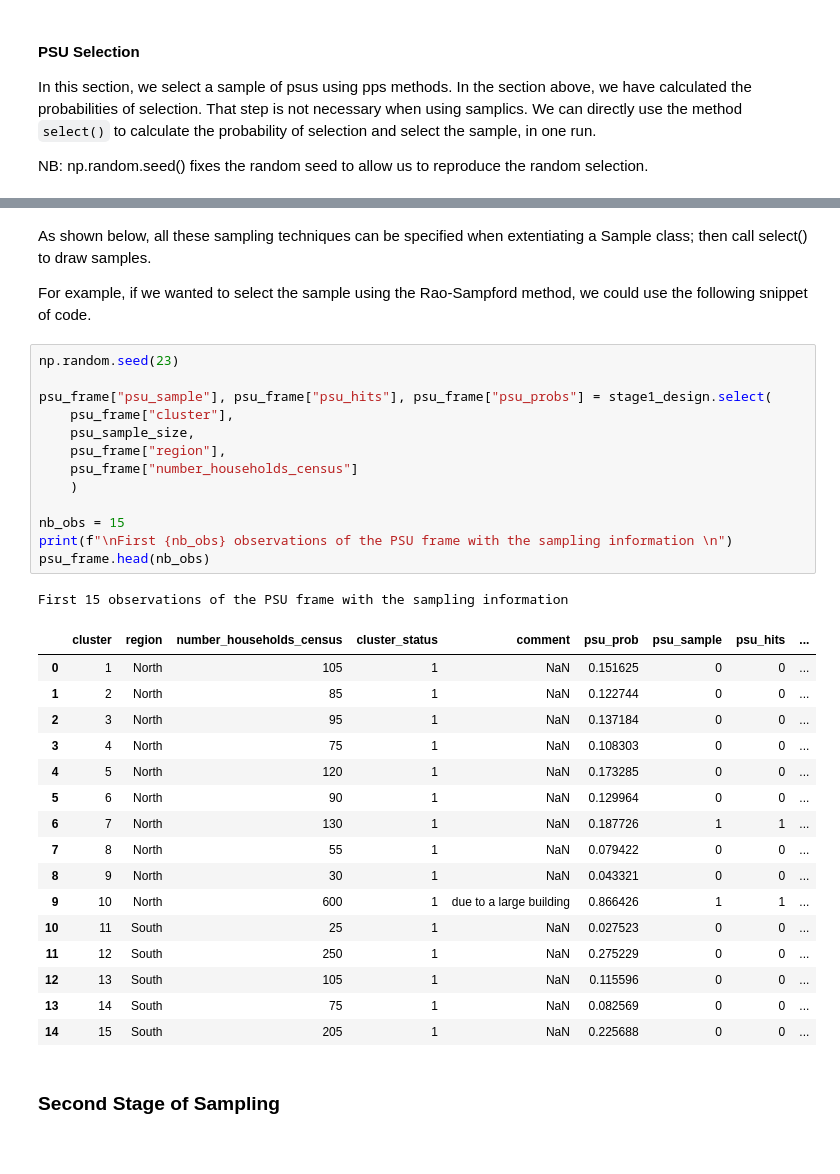
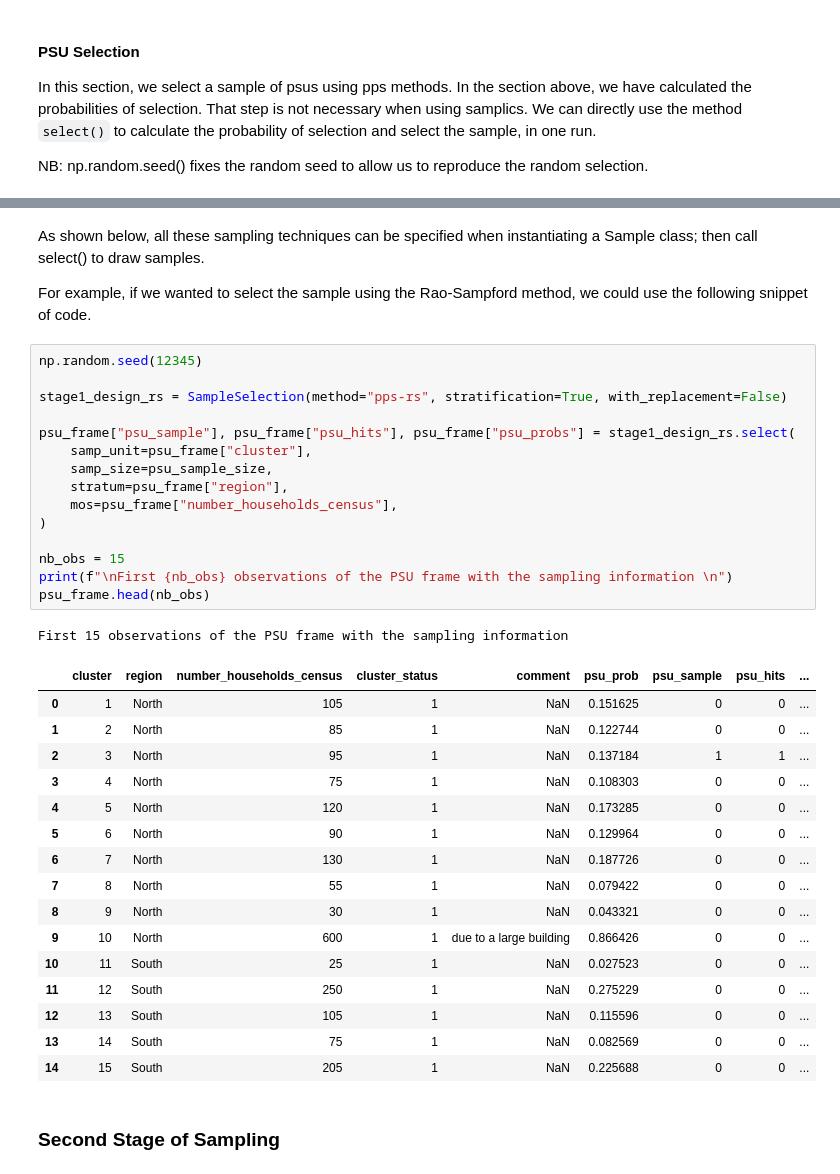
Before and after one commit to dalerhoda/aapor_short_course_may2022, a Jupyter notebook: notebooks/6_Selection.ipynb, the cells around one changed output, grey strips where cells are left out. Cells and saved outputs as stored; diff of their text form.

```diff
--- a/notebooks/6_Selection.ipynb
+++ b/notebooks/6_Selection.ipynb
@@ -449,35 +453,37 @@ PSU sample without the non-sampled units
 | 9 | 86 | West | 280 | 1 | 1 | 0.085561 |
 # %% [markdown]
 
-As shown below, all these sampling techniques can be specified when extentiating a Sample class; then call select() to draw samples.
+As shown below, all these sampling techniques can be specified when instantiating a Sample class; then call select() to draw samples.
 
 For example, if we wanted to select the sample using the Rao-Sampford method, we could use the following snippet of code.
 # %%
-np.random.seed(23)
+np.random.seed(12345)
 
-psu_frame["psu_sample"], psu_frame["psu_hits"], psu_frame["psu_probs"] = stage1_design.select(
-    psu_frame["cluster"],
-    psu_sample_size,
-    psu_frame["region"],
-    psu_frame["number_households_census"]
-    )
+stage1_design_rs = SampleSelection(method="pps-rs", stratification=True, with_replacement=False)
+
+psu_frame["psu_sample"], psu_frame["psu_hits"], psu_frame["psu_probs"] = stage1_design_rs.select(
+    samp_unit=psu_frame["cluster"],
+    samp_size=psu_sample_size,
+    stratum=psu_frame["region"],
+    mos=psu_frame["number_households_census"],
+)
 
 nb_obs = 15
 print(f"\nFirst {nb_obs} observations of the PSU frame with the sampling information \n")
 psu_frame.head(nb_obs)
 # %% [output]
 First 15 observations of the PSU frame with the sampling information
 |  | cluster | region | number_households_census | cluster_status | comment | psu_prob | psu_sample | psu_hits | ... |
 | 0 | 1 | North | 105 | 1 | NaN | 0.151625 | 0 | 0 | ... |
 | 1 | 2 | North | 85 | 1 | NaN | 0.122744 | 0 | 0 | ... |
-| 2 | 3 | North | 95 | 1 | NaN | 0.137184 | 0 | 0 | ... |
+| 2 | 3 | North | 95 | 1 | NaN | 0.137184 | 1 | 1 | ... |
 | 3 | 4 | North | 75 | 1 | NaN | 0.108303 | 0 | 0 | ... |
 | 4 | 5 | North | 120 | 1 | NaN | 0.173285 | 0 | 0 | ... |
 | 5 | 6 | North | 90 | 1 | NaN | 0.129964 | 0 | 0 | ... |
-| 6 | 7 | North | 130 | 1 | NaN | 0.187726 | 1 | 1 | ... |
+| 6 | 7 | North | 130 | 1 | NaN | 0.187726 | 0 | 0 | ... |
 | 7 | 8 | North | 55 | 1 | NaN | 0.079422 | 0 | 0 | ... |
 | 8 | 9 | North | 30 | 1 | NaN | 0.043321 | 0 | 0 | ... |
-| 9 | 10 | North | 600 | 1 | due to a large building | 0.866426 | 1 | 1 | ... |
+| 9 | 10 | North | 600 | 1 | due to a large building | 0.866426 | 0 | 0 | ... |
 | 10 | 11 | South | 25 | 1 | NaN | 0.027523 | 0 | 0 | ... |
 | 11 | 12 | South | 250 | 1 | NaN | 0.275229 | 0 | 0 | ... |
 | 12 | 13 | South | 105 | 1 | NaN | 0.115596 | 0 | 0 | ... |
```
Also changed, not shown: parts of 19 cells of this notebook, 8 other files.
